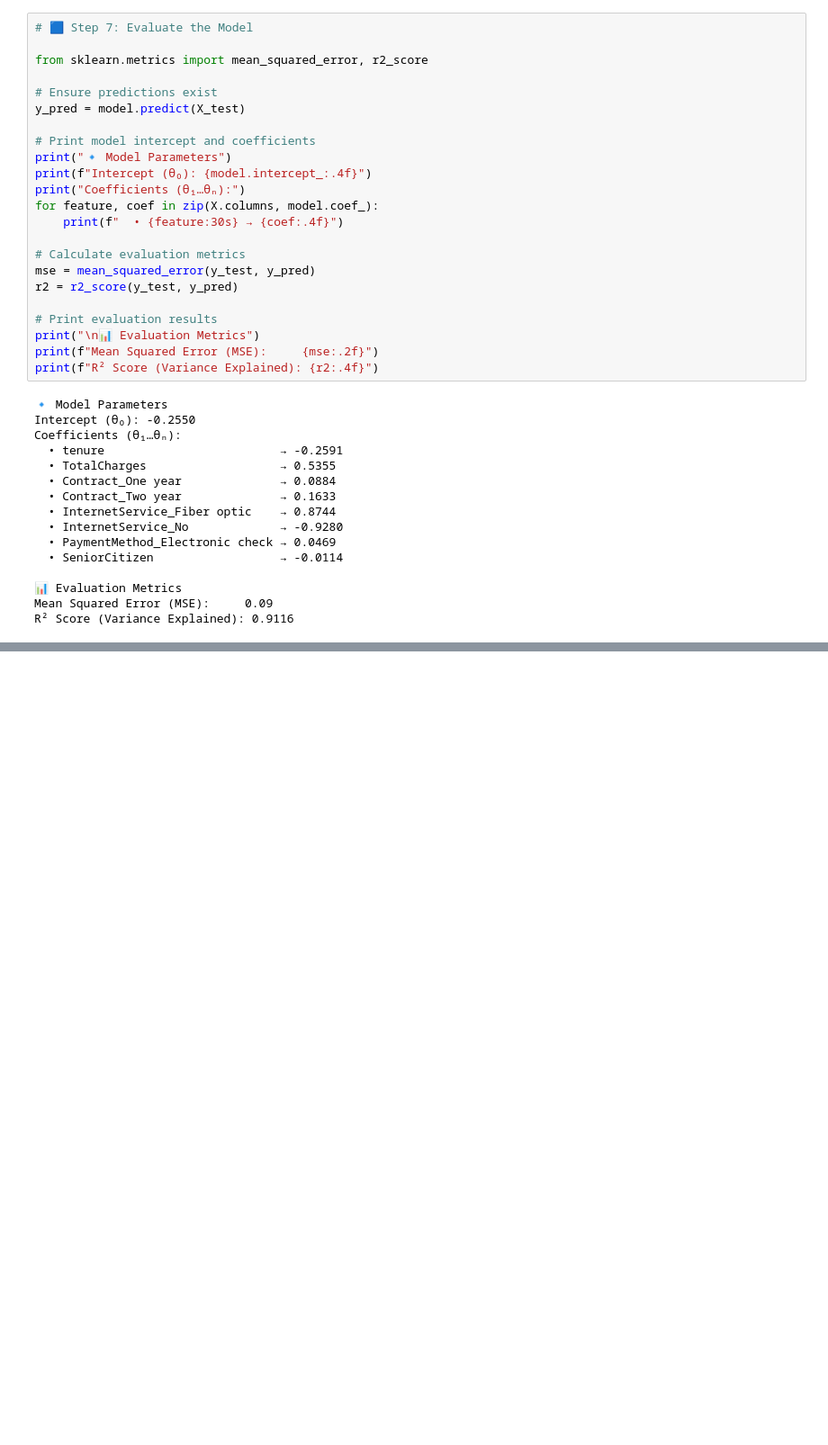
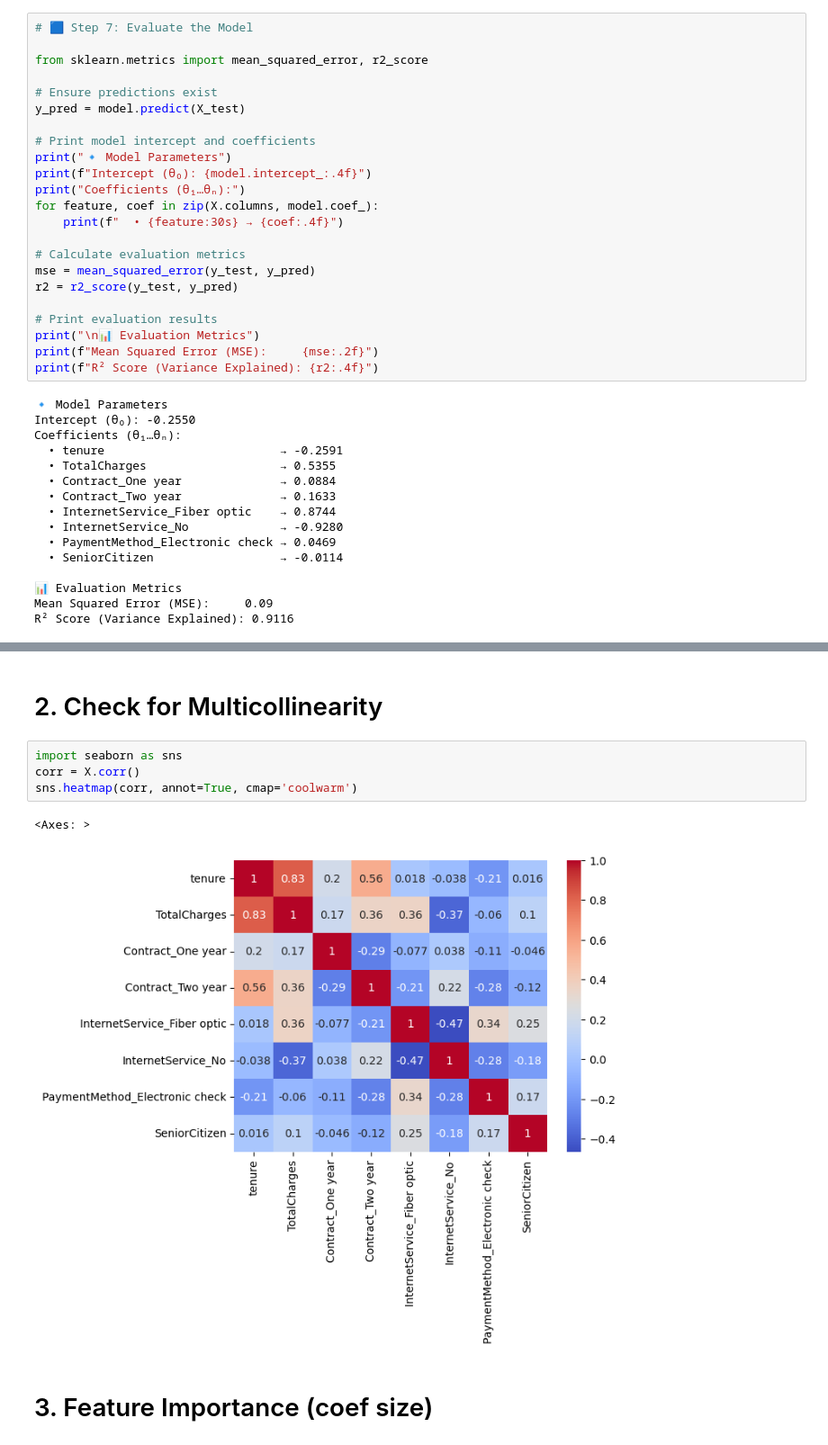
Before and after one commit to girmaat/AI-machine-learning-retail-model-demo, a Jupyter notebook: notebooks/02-2-regression-linear.ipynb, the cells around one changed output, grey strips where cells are left out. Shown at 90% size. Drawn from its saved outputs; the diff is of its cells as text; blank space fills up the shorter version.

```diff
--- a/notebooks/02-2-regression-linear.ipynb
+++ b/notebooks/02-2-regression-linear.ipynb
@@ -201,0 +221,11 @@ R² Score (Variance Explained): 0.9116
+# %% [markdown]
+# 2. Check for Multicollinearity
+# %%
+import seaborn as sns
+corr = X.corr()
+sns.heatmap(corr, annot=True, cmap='coolwarm')
+# %% [output]
+<Axes: >
+[figure, added]
+# %% [markdown]
+# 3. Feature Importance (coef size)
```
Also changed, not shown: parts of 2 cells of this notebook.
